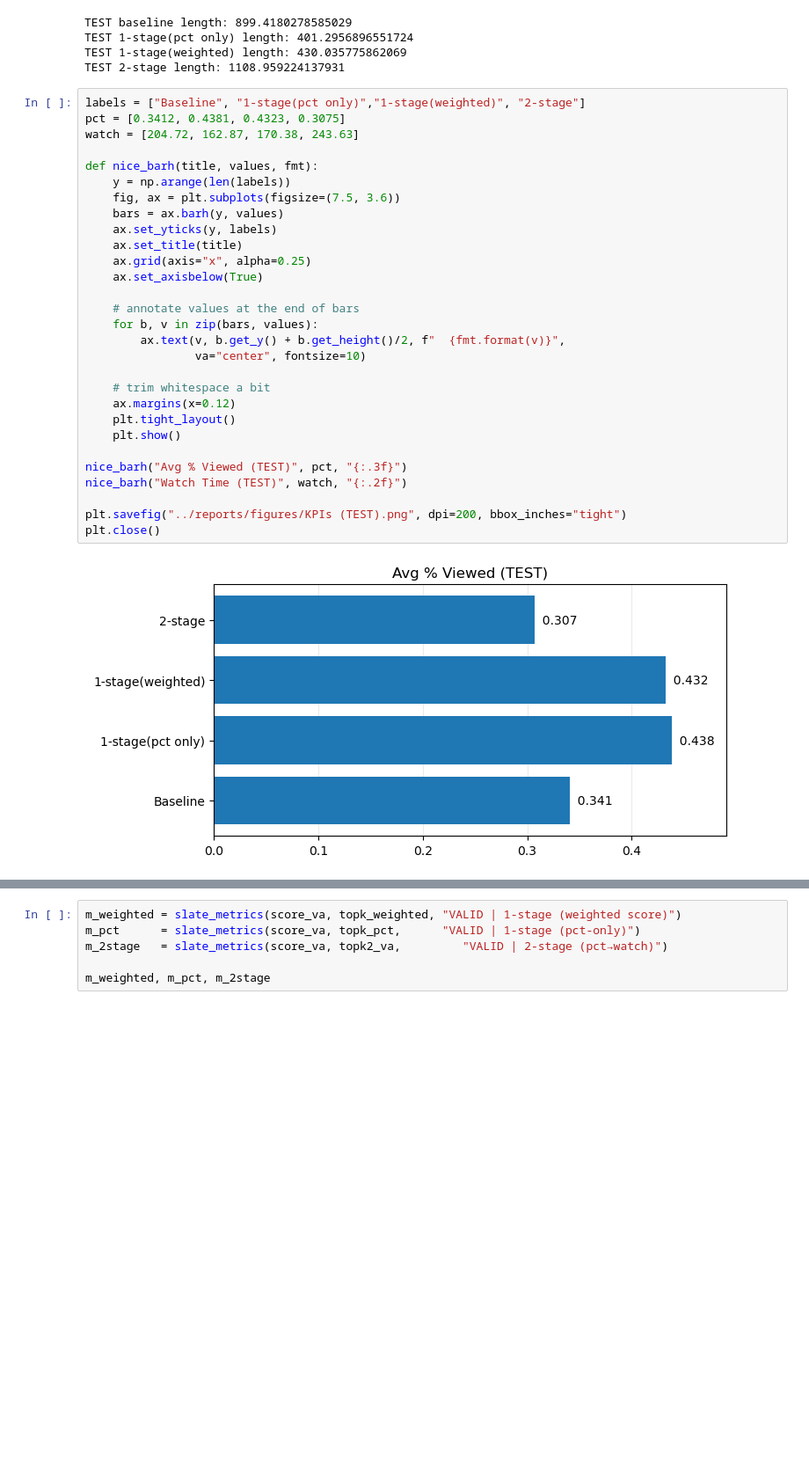
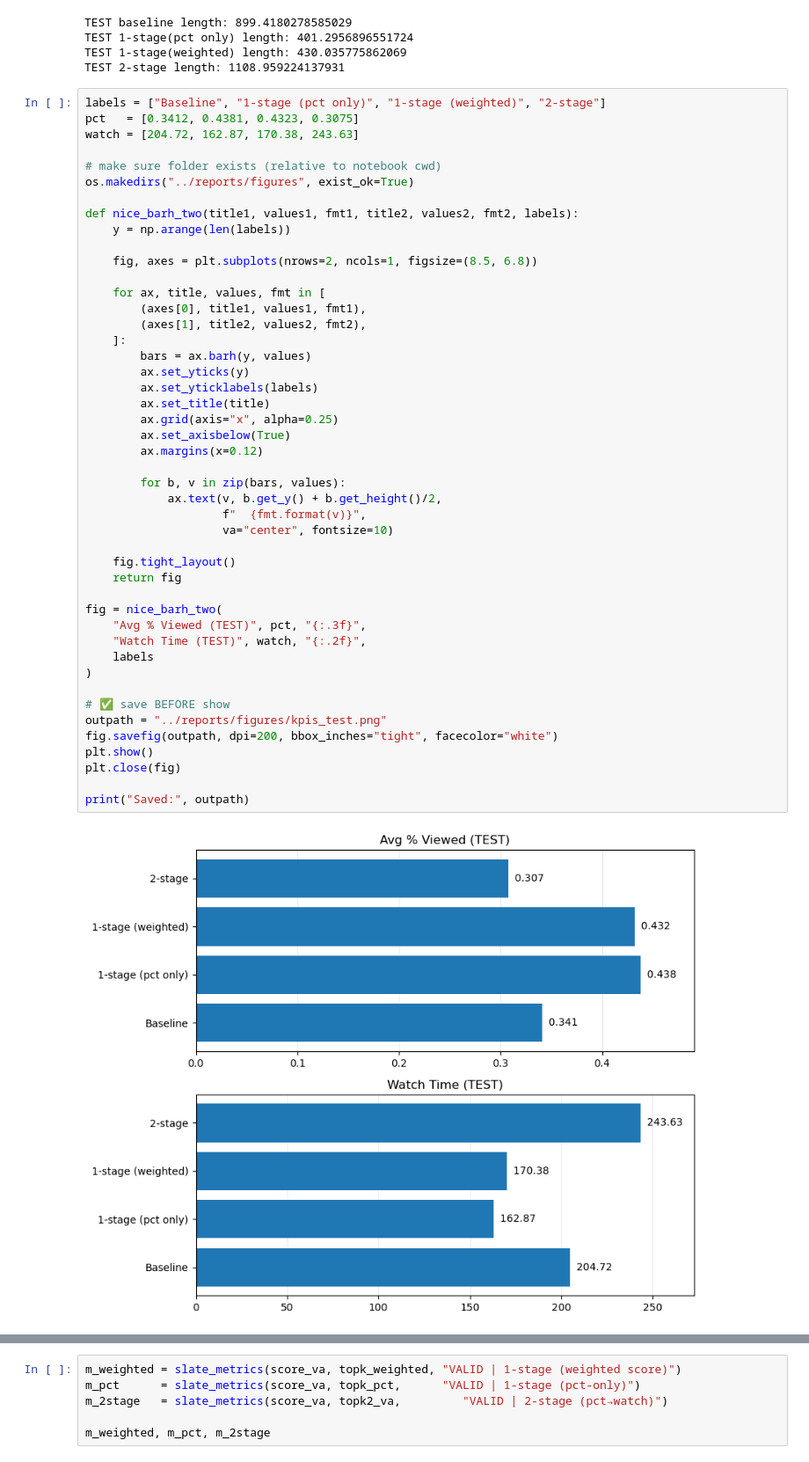
Before and after one commit to jaycieliu/youtube-trending-recommender, a Jupyter notebook: notebooks/00_end_to_end.ipynb, the cells around one changed output, grey strips where cells are left out. Shown at 88% size. Saved outputs shown, nothing was run; the diff lists cells and outputs as text; blank space fills up the shorter version.

```diff
--- a/notebooks/00_end_to_end.ipynb
+++ b/notebooks/00_end_to_end.ipynb
@@ -1091,33 +1092,50 @@ TEST 1-stage(pct only) length: 401.2956896551724
 TEST 1-stage(weighted) length: 430.035775862069
 TEST 2-stage length: 1108.959224137931
 # %%
-labels = ["Baseline", "1-stage(pct only)","1-stage(weighted)", "2-stage"]
-pct = [0.3412, 0.4381, 0.4323, 0.3075]
+labels = ["Baseline", "1-stage (pct only)", "1-stage (weighted)", "2-stage"]
+pct   = [0.3412, 0.4381, 0.4323, 0.3075]
 watch = [204.72, 162.87, 170.38, 243.63]
 
-def nice_barh(title, values, fmt):
+# make sure folder exists (relative to notebook cwd)
+os.makedirs("../reports/figures", exist_ok=True)
+
+def nice_barh_two(title1, values1, fmt1, title2, values2, fmt2, labels):
     y = np.arange(len(labels))
-    fig, ax = plt.subplots(figsize=(7.5, 3.6))
-    bars = ax.barh(y, values)
-    ax.set_yticks(y, labels)
-    ax.set_title(title)
-    ax.grid(axis="x", alpha=0.25)
-    ax.set_axisbelow(True)
 
-    # annotate values at the end of bars
-    for b, v in zip(bars, values):
-        ax.text(v, b.get_y() + b.get_height()/2, f"  {fmt.format(v)}",
-                va="center", fontsize=10)
+    fig, axes = plt.subplots(nrows=2, ncols=1, figsize=(8.5, 6.8))
 
-    # trim whitespace a bit
-    ax.margins(x=0.12)
-    plt.tight_layout()
-    plt.show()
+    for ax, title, values, fmt in [
+        (axes[0], title1, values1, fmt1),
+        (axes[1], title2, values2, fmt2),
+    ]:
+        bars = ax.barh(y, values)
+        ax.set_yticks(y)
+        ax.set_yticklabels(labels)
+        ax.set_title(title)
+        ax.grid(axis="x", alpha=0.25)
+        ax.set_axisbelow(True)
+        ax.margins(x=0.12)
 
-nice_barh("Avg % Viewed (TEST)", pct, "{:.3f}")
-nice_barh("Watch Time (TEST)", watch, "{:.2f}")
+        for b, v in zip(bars, values):
+            ax.text(v, b.get_y() + b.get_height()/2,
+                    f"  {fmt.format(v)}",
+                    va="center", fontsize=10)
 
-plt.savefig("../reports/figures/KPIs (TEST).png", dpi=200, bbox_inches="tight")
-plt.close()
+    fig.tight_layout()
+    return fig
+
+fig = nice_barh_two(
+    "Avg % Viewed (TEST)", pct, "{:.3f}",
+    "Watch Time (TEST)", watch, "{:.2f}",
+    labels
+)
+
+# ✅ save BEFORE show
+outpath = "../reports/figures/kpis_test.png"
+fig.savefig(outpath, dpi=200, bbox_inches="tight", facecolor="white")
+plt.show()
+plt.close(fig)
+
+print("Saved:", outpath)
 # %% [output]
-[figure, old version]
+[figure, new version]
```
Also changed, not shown: parts of 7 cells of this notebook, 1 other file.
